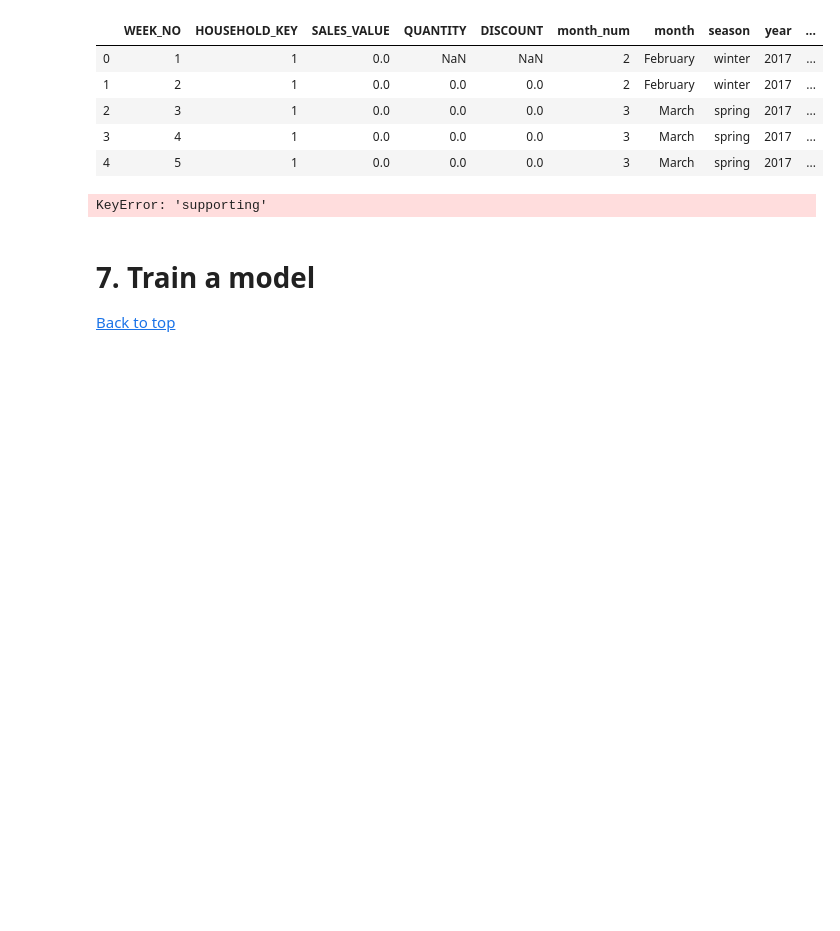
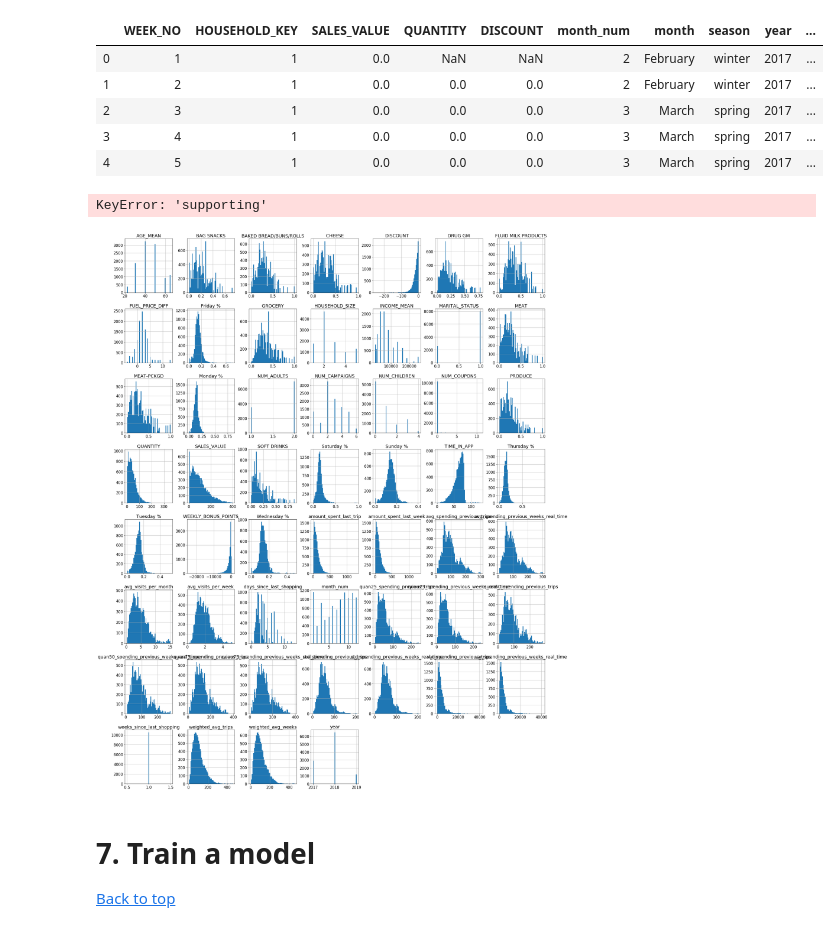
Before and after one commit to robmoratore/ShellDnA, a Jupyter notebook: DnA 2.0/cleaned main notebook.ipynb, the cells around one changed output. Drawn from its saved outputs; the diff is of its cells as text; code cells hidden in the pictures; blank space fills up the shorter version.

```diff
--- a/DnA 2.0/cleaned main notebook.ipynb
+++ b/DnA 2.0/cleaned main notebook.ipynb
@@ -1357,5 +1355,7 @@ training_data = all_data_leak_proof[training_columns]
 # %%
-# _ = training_data.hist(bins=61, figsize=(30,40))
+_ = training_data.hist(bins=61, figsize=(30,40))
+# %% [output]
+[figure, added]
 # %%
 training_data = training_data.dropna()
 training_data = training_data[training_data['SALES_VALUE']<400]
```
Also changed, not shown: parts of 4 cells of this notebook, 1 other file.
